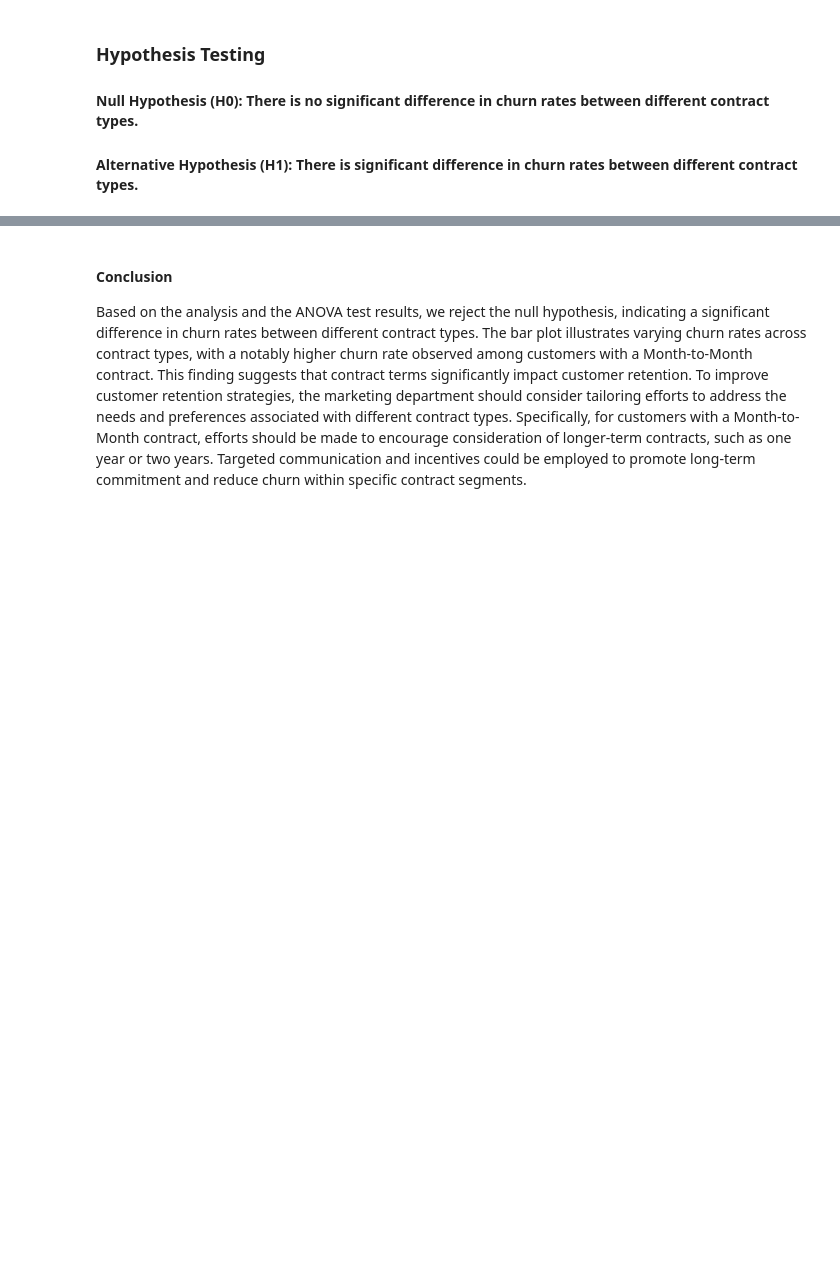
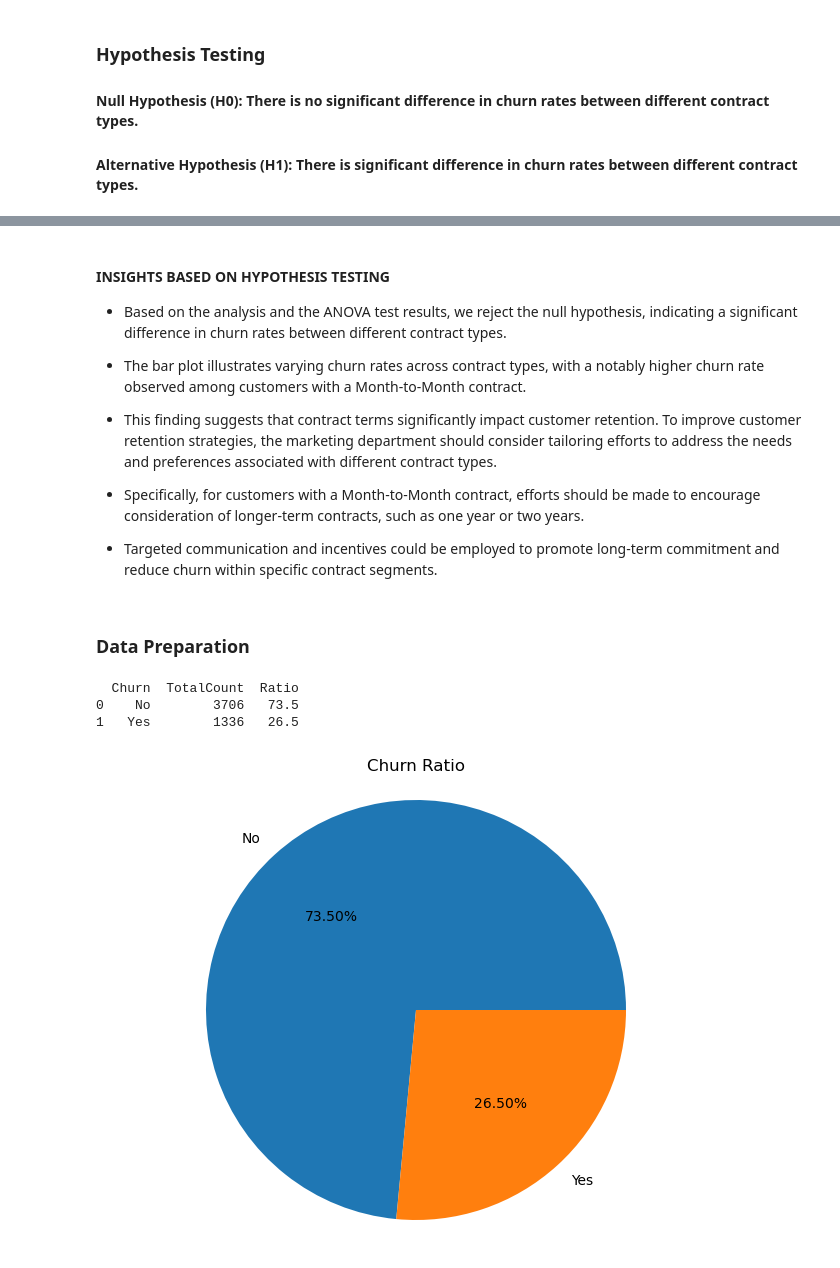
Before and after one commit to MissJoyy/Vodafone-Customer-Churn-Prediction, a Jupyter notebook: notebook.ipynb, the cells around one changed output, grey strips where cells are left out. Cells and saved outputs as stored; diff of their text form; code cells hidden in the pictures; blank space fills up the shorter version.

```diff
--- a/notebook.ipynb
+++ b/notebook.ipynb
@@ -423,3 +356,38 @@ Reject the null hypothesis: There is significant difference in churn rates betwe
 # %% [markdown]
-#### Conclusion
-Based on the analysis and the ANOVA test results, we reject the null hypothesis, indicating a significant difference in churn rates between different contract types. The bar plot illustrates varying churn rates across contract types, with a notably higher churn rate observed among customers with a Month-to-Month contract. This finding suggests that contract terms significantly impact customer retention. To improve customer retention strategies, the marketing department should consider tailoring efforts to address the needs and preferences associated with different contract types. Specifically, for customers with a Month-to-Month contract, efforts should be made to encourage consideration of longer-term contracts, such as one year or two years. Targeted communication and incentives could be employed to promote long-term commitment and reduce churn within specific contract segments.
+#### INSIGHTS BASED ON HYPOTHESIS TESTING
+- Based on the analysis and the ANOVA test results, we reject the null hypothesis, indicating a significant difference in churn rates between different contract types.
+
+ - The bar plot illustrates varying churn rates across contract types, with a notably higher churn rate observed among customers with a Month-to-Month contract.
+
+ - This finding suggests that contract terms significantly impact customer retention. To improve customer retention strategies, the marketing department should consider tailoring efforts to address the needs and preferences associated with different contract types.
+
+ - Specifically, for customers with a Month-to-Month contract, efforts should be made to encourage consideration of longer-term contracts, such as one year or two years.
+
+ - Targeted communication and incentives could be employed to promote long-term commitment and reduce churn within specific contract segments.
+# %% [markdown]
+### **Data Preparation**
+# %%
+# Checking if the data is balanced
+# Milady imbalanced
+
+a = data.copy()
+
+a['Churn'] = a['Churn'].replace({'True': 'Yes', 'False': 'No'})
+
+churn_ratio = a['Churn'].value_counts().rename('TotalCount').reset_index()
+
+churn_ratio['Ratio'] = ((churn_ratio['TotalCount'] / churn_ratio['TotalCount'].sum()) * 100).round(2)
+
+print(churn_ratio)
+
+# Create a pie chart
+plt.figure(figsize=(8, 6))
+plt.pie(churn_ratio['Ratio'], labels=churn_ratio['Churn'], autopct='%1.2f%%')
+plt.title('Churn Ratio')
+plt.axis('equal')  # Equal aspect ratio ensures that pie is drawn as a circle
+plt.show()
+# %% [output]
+  Churn  TotalCount  Ratio
+0    No        3706   73.5
+1   Yes        1336   26.5
+[figure, added]
```
Also changed, not shown: parts of 27 cells of this notebook.
